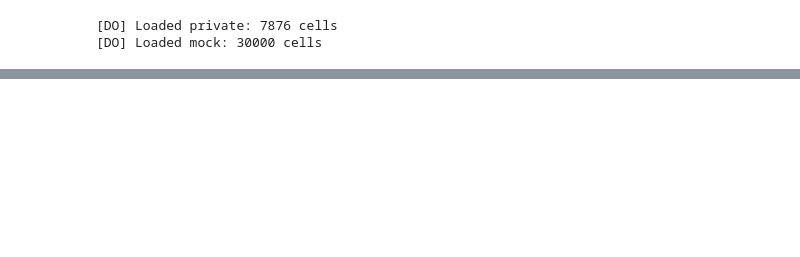
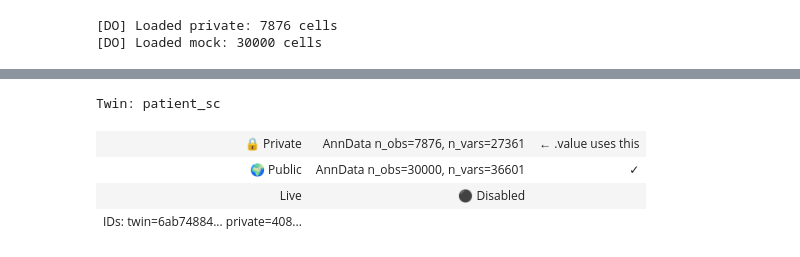
Before and after one commit to OpenMined/biovault-beaver, a Jupyter notebook: notebooks/sc_test_do.ipynb, the cells around one changed output, grey strips where cells are left out. Saved outputs shown, nothing was run; the diff lists cells and outputs as text; code cells hidden in the pictures; blank space fills up the shorter version.

```diff
--- a/notebooks/sc_test_do.ipynb
+++ b/notebooks/sc_test_do.ipynb
@@ -131,0 +223,8 @@ KeyboardInterrupt:
+# %%
+patient_sc
+# %% [output]
+Twin: patient_sc
+| 🔒 Private | AnnData n_obs=7876, n_vars=27361 | ← .value uses this |
+| 🌍 Public | AnnData n_obs=30000, n_vars=36601 | ✓ |
+| Live | ⚫ Disabled |  |
+| IDs: twin=6ab74884... private=408... |  |  |
```
Also changed, not shown: parts of 21 cells of this notebook, 10 other files.
